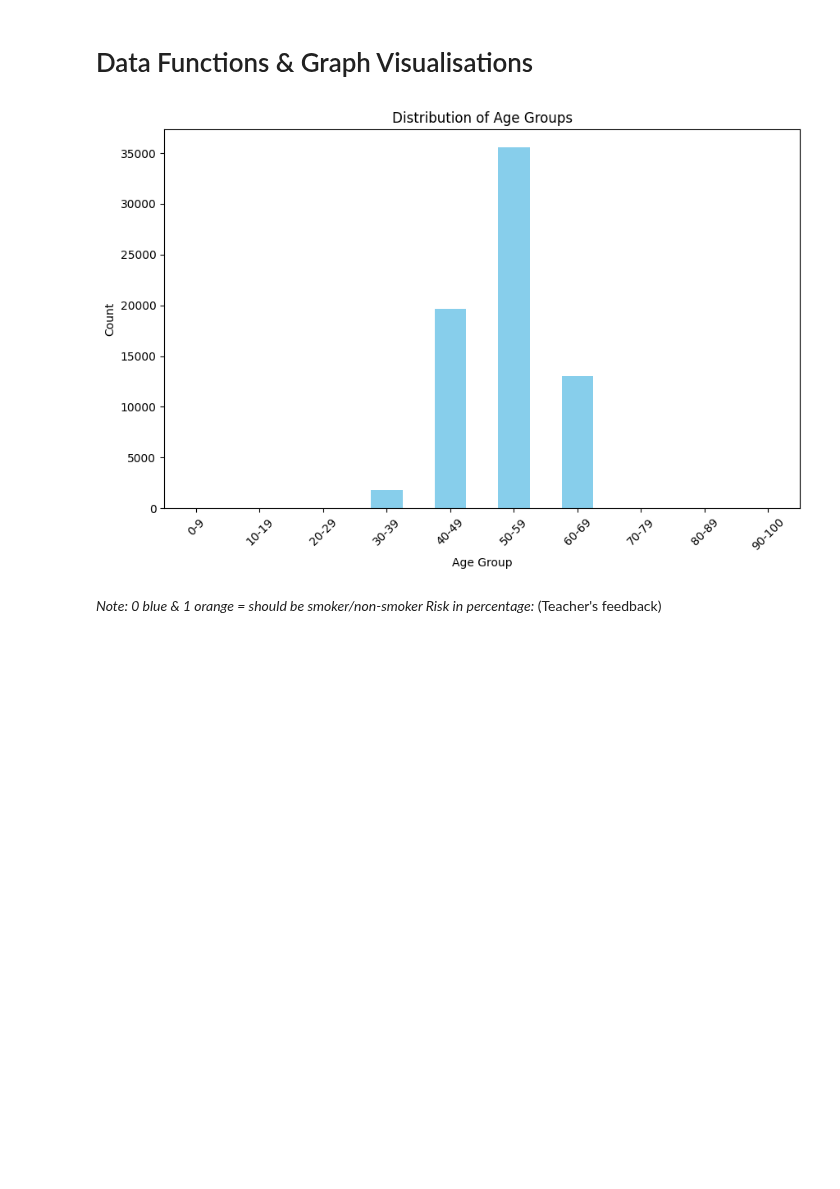
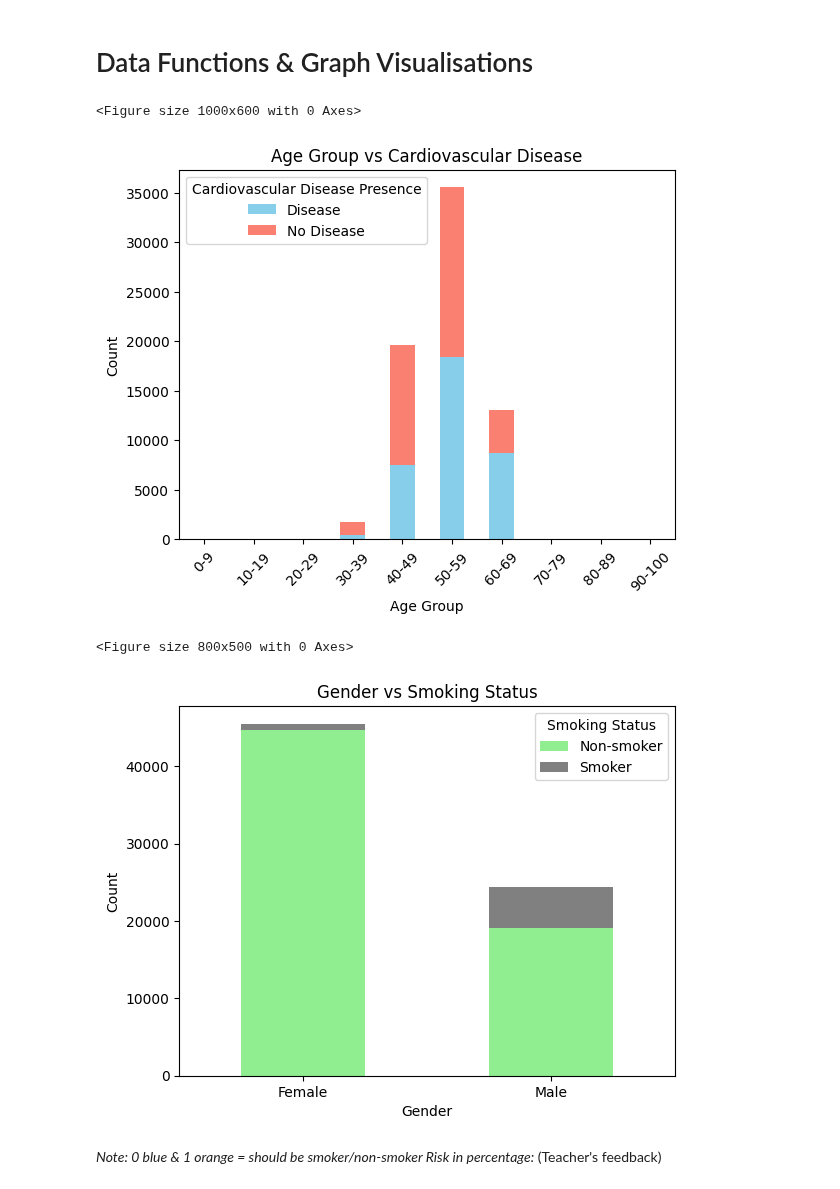
Before and after one commit to 22053604/Cardiovascular-Health-Analysis, a Jupyter notebook: Development_Notebook.ipynb, the cells around one changed output. Cells and saved outputs as stored; diff of their text form; code cells hidden in the pictures; blank space fills up the shorter version.

Commit message:
Added and fixed the graph visualisation with Gen AI's suggestions

```diff
--- a/Development_Notebook.ipynb
+++ b/Development_Notebook.ipynb
@@ -175,70 +175,47 @@ dtype: object
 # Data Functions & Graph Visualisations
 # %%
 # Function to create visualizations
-def create_visualizations(df_cleaned):
+def create_visualisations(df):
     # Age Group vs Cardiovascular Disease
     plt.figure(figsize=(10, 6))
 
     # Ensure the input DataFrame has 'age_group' and 'cardio_disease_presence' columns.
     # If not, the try-except block will print a message and skip plotting
     try:
         age_disease_counts = df.groupby(['age_group', 'cardio_disease_presence']).size().unstack()
         age_disease_counts.plot(kind='bar', stacked=True, color=['skyblue', 'salmon'])
     except KeyError as e:
         print(f"Error: Missing column(s) for visualization: {e}")
         return  # Exit the function early if necessary columns are missing
 
     #plot graph design
     plt.title('Age Group vs Cardiovascular Disease')
     plt.xlabel('Age Group')
     plt.ylabel('Count')
     plt.xticks(rotation=45)
     plt.legend(title='Cardiovascular Disease Presence')
     plt.show()
 
  # Gender vs Smoking Status
     plt.figure(figsize=(8, 5))
-    try:
-        gender_smoke_counts = df.groupby(['gender', 'smoking_status']).size().unstack()
-        gender_smoke_counts.plot(kind='bar', stacked=True, color=['lightgreen', 'gray'])
-    except KeyError as e:
-        print(f"Error: Missing column(s) for visualization: {e}")
-        return  # Exit the function early if necessary columns are missing
-
-    #plot graph design
+    gender_smoke_counts = df.groupby(['gender', 'smoking_status']).size().unstack()
+    gender_smoke_counts.plot(kind='bar', stacked=True, color=['lightgreen', 'gray'])
     plt.title('Gender vs Smoking Status')
     plt.xlabel('Gender')
     plt.ylabel('Count')
-    plt.xticks(rotation=45)
+    plt.xticks(rotation=0)
     plt.legend(title='Smoking Status')
     plt.show()
 
-    # Correlation Heatmap using Matplotlib
-    plt.figure(figsize=(12, 8))
-    correlation_matrix = df.corr()
-    plt.imshow(correlation_matrix, cmap='viridis', interpolation='none', aspect='auto')
-    plt.colorbar()
-    plt.xticks(range(len(correlation_matrix)), correlation_matrix.columns, rotation=90)
-    plt.yticks(range(len(correlation_matrix)), correlation_matrix.columns)
-    plt.title('Correlation Heatmap')
-    plt.show()
-
-    # Cholesterol vs Physical Activity by Gender
-    plt.figure(figsize=(10, 6))
-    cholesterol_activity_counts = df.groupby(['cholesterol', 'physical_activity', 'gender']).size().unstack()
-    cholesterol_activity_counts.plot(kind='bar', stacked=True)
-    plt.title('Cholesterol vs Physical Activity by Gender')
-    plt.xlabel('Cholesterol Level')
-    plt.ylabel('Count')
-    plt.xticks(rotation=45)
-    plt.legend(title='Gender')
-    plt.show()
 
 
 #Display graphs
 create_visualisations(df_cleaned)
 # %% [output]
+<Figure size 1000x600 with 0 Axes>
-[figure, old version]
+[figure, new version]
+<Figure size 800x500 with 0 Axes>
+[figure, added]
 # %% [markdown]
 *Note: 0 blue & 1 orange = should be smoker/non-smoker
 Risk in percentage:*
```
